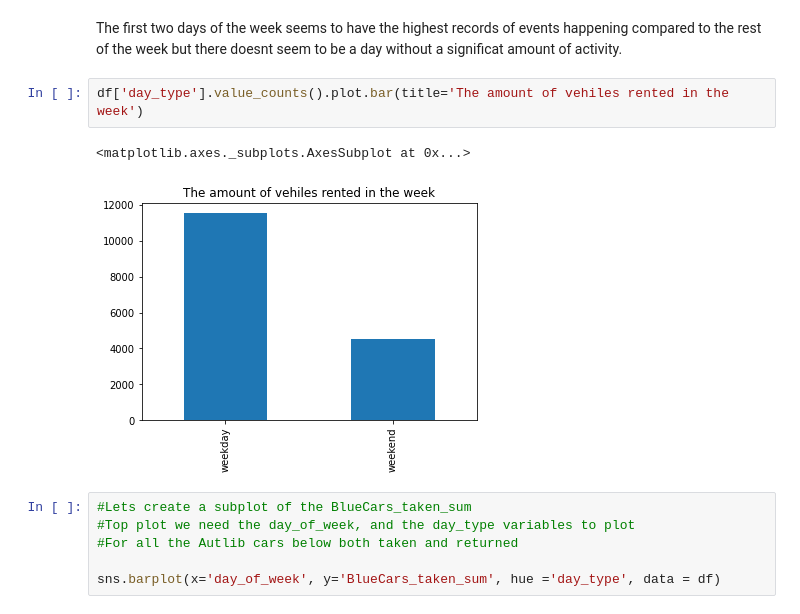
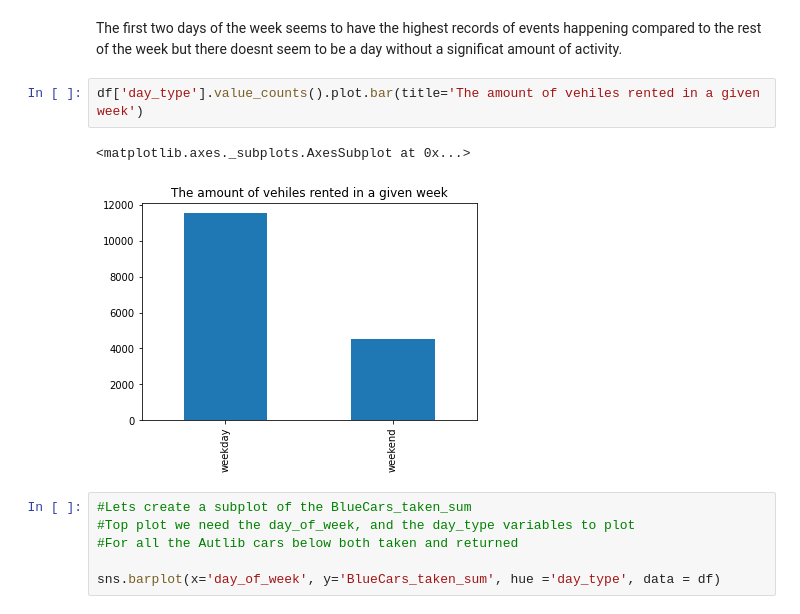
Before and after one commit to Urbanus-Kathitu/Financial-Inclusion-and-Autolib-Electric-car-Share-Independant-Projects, a Jupyter notebook: 2022_Autolib_Electric_Car_Share_Moringa_Data_Science_Core_Week_7_Independant_Project_Urbanus_Kathitu.ipynb, the cells around one changed output. Drawn from its saved outputs; the diff is of its cells as text.

```diff
--- a/2022_Autolib_Electric_Car_Share_Moringa_Data_Science_Core_Week_7_Independant_Project_Urbanus_Kathitu.ipynb
+++ b/2022_Autolib_Electric_Car_Share_Moringa_Data_Science_Core_Week_7_Independant_Project_Urbanus_Kathitu.ipynb
@@ -352,10 +361,10 @@ sns.countplot(df['day_of_week'])
 # %% [markdown]
  The first two days of the week seems to have the highest records of events happening compared to the rest of the week but there doesnt seem to be a day without a significat amount of activity.
 # %%
-df['day_type'].value_counts().plot.bar(title='The amount of vehiles rented in the week')
+df['day_type'].value_counts().plot.bar(title='The amount of vehiles rented in a given week')
 # %% [output]
 <matplotlib.axes._subplots.AxesSubplot at 0x...>
-[figure, old version]
+[figure, new version]
 # %%
 #Lets create a subplot of the BlueCars_taken_sum
 #Top plot we need the day_of_week, and the day_type variables to plot
```
Also changed, not shown: parts of 12 cells of this notebook.
